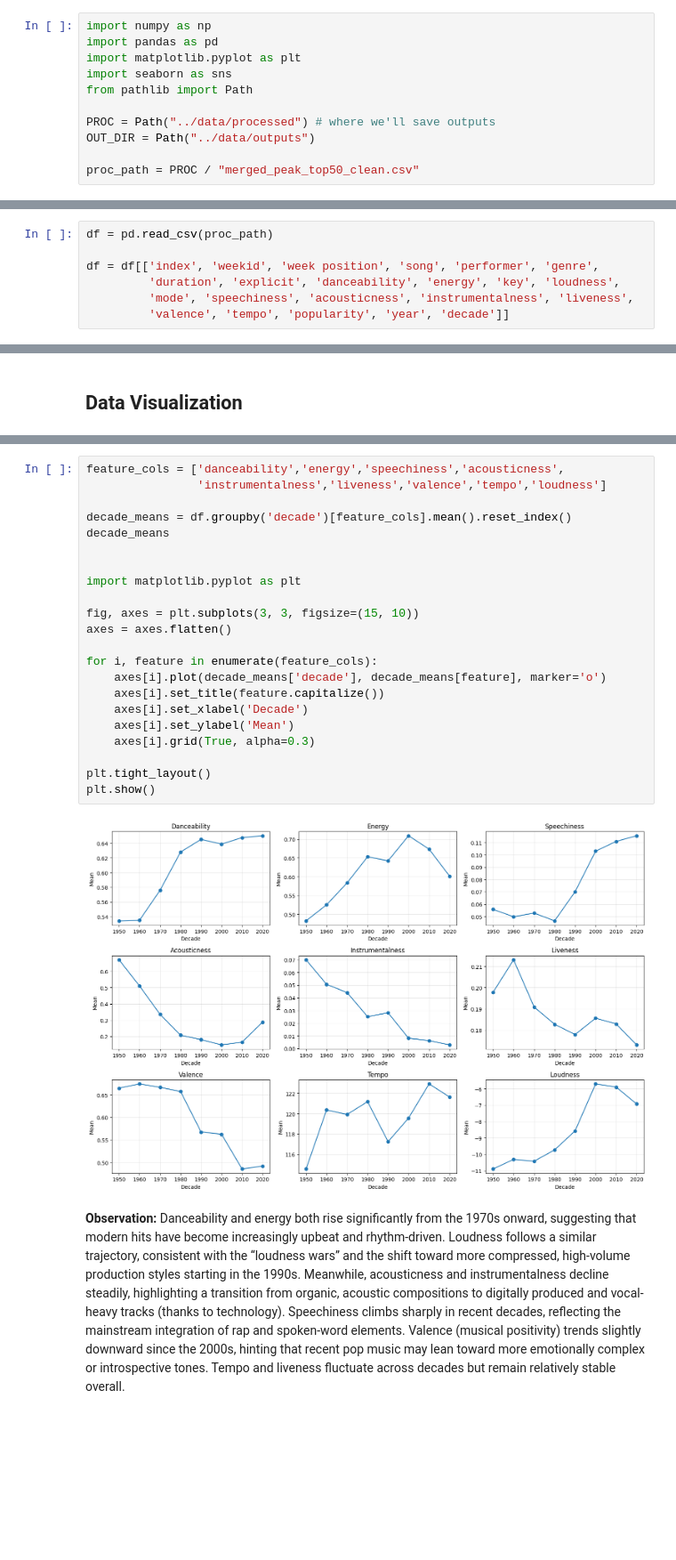
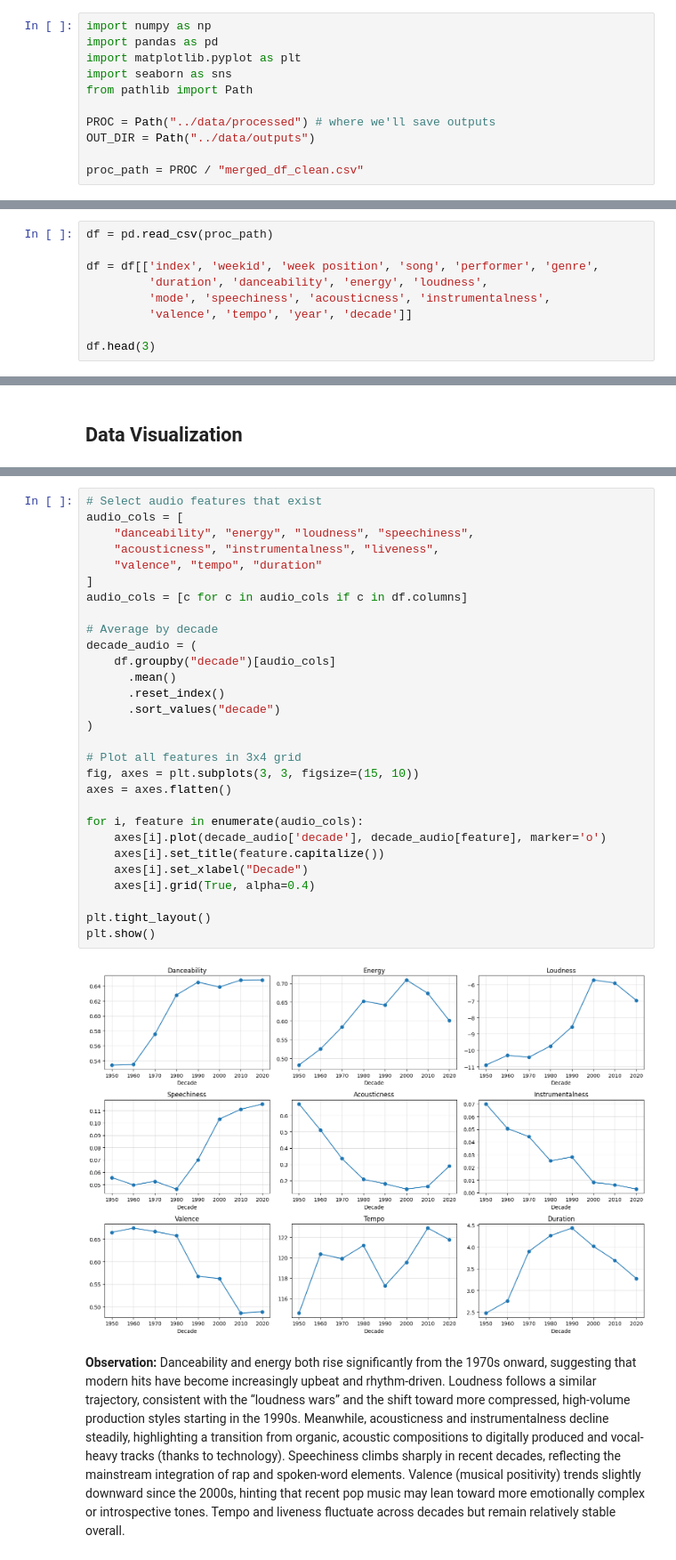
Before and after one commit to andyy-liu/billboard-audio-trends, a Jupyter notebook: notebooks/02_analysis.ipynb, the cells around one changed output, grey strips where cells are left out. Shown at 89% size. Saved outputs shown, nothing was run; the diff lists cells and outputs as text; blank space fills up the shorter version.

```diff
--- a/notebooks/02_analysis.ipynb
+++ b/notebooks/02_analysis.ipynb
@@ -8,7 +8,7 @@ from pathlib import Path
 PROC = Path("../data/processed") # where we'll save outputs
 OUT_DIR = Path("../data/outputs")
 
-proc_path = PROC / "merged_peak_top50_clean.csv"
+proc_path = PROC / "merged_df_clean.csv"
 # %% [markdown]
 ## Basic Data Cleaning
 # %% [markdown]
@@ -17,6 +17,8 @@ Load the processed dataset and reorder the columns, keeping only what is necessa
 df = pd.read_csv(proc_path)
 
 df = df[['index', 'weekid', 'week position', 'song', 'performer', 'genre',
-         'duration', 'explicit', 'danceability', 'energy', 'key', 'loudness',
-         'mode', 'speechiness', 'acousticness', 'instrumentalness', 'liveness',
-         'valence', 'tempo', 'popularity', 'year', 'decade']]
+         'duration', 'danceability', 'energy', 'loudness',
+         'mode', 'speechiness', 'acousticness', 'instrumentalness',
+         'valence', 'tempo', 'year', 'decade']]
+
+df.head(3)
@@ -40,27 +32,34 @@ It's important to note that this matrix is created using the entire dataset span
 # %%
-feature_cols = ['danceability','energy','speechiness','acousticness',
-                'instrumentalness','liveness','valence','tempo','loudness']
+# Select audio features that exist
+audio_cols = [
+    "danceability", "energy", "loudness", "speechiness",
+    "acousticness", "instrumentalness", "liveness",
+    "valence", "tempo", "duration"
+]
+audio_cols = [c for c in audio_cols if c in df.columns]
 
-decade_means = df.groupby('decade')[feature_cols].mean().reset_index()
-decade_means
+# Average by decade
+decade_audio = (
+    df.groupby("decade")[audio_cols]
+      .mean()
+      .reset_index()
+      .sort_values("decade")
+)
 
-
-import matplotlib.pyplot as plt
-
+# Plot all features in 3x4 grid
 fig, axes = plt.subplots(3, 3, figsize=(15, 10))
 axes = axes.flatten()
 
-for i, feature in enumerate(feature_cols):
-    axes[i].plot(decade_means['decade'], decade_means[feature], marker='o')
+for i, feature in enumerate(audio_cols):
+    axes[i].plot(decade_audio['decade'], decade_audio[feature], marker='o')
     axes[i].set_title(feature.capitalize())
-    axes[i].set_xlabel('Decade')
-    axes[i].set_ylabel('Mean')
-    axes[i].grid(True, alpha=0.3)
+    axes[i].set_xlabel("Decade")
+    axes[i].grid(True, alpha=0.4)
 
 plt.tight_layout()
 plt.show()
 # %% [output]
-[figure, old version]
+[figure, new version]
 # %% [markdown]
 **Observation:** Danceability and energy both rise significantly from the 1970s onward, suggesting that modern hits have become increasingly upbeat and rhythm-driven. Loudness follows a similar trajectory, consistent with the “loudness wars” and the shift toward more compressed, high-volume production styles starting in the 1990s. Meanwhile, acousticness and instrumentalness decline steadily, highlighting a transition from organic, acoustic compositions to digitally produced and vocal-heavy tracks (thanks to technology). Speechiness climbs sharply in recent decades, reflecting the mainstream integration of rap and spoken-word elements. Valence (musical positivity) trends slightly downward since the 2000s, hinting that recent pop music may lean toward more emotionally complex or introspective tones. Tempo and liveness fluctuate across decades but remain relatively stable overall.
 # %%
```
Also changed, not shown: parts of 3 cells of this notebook, 2 other files.
